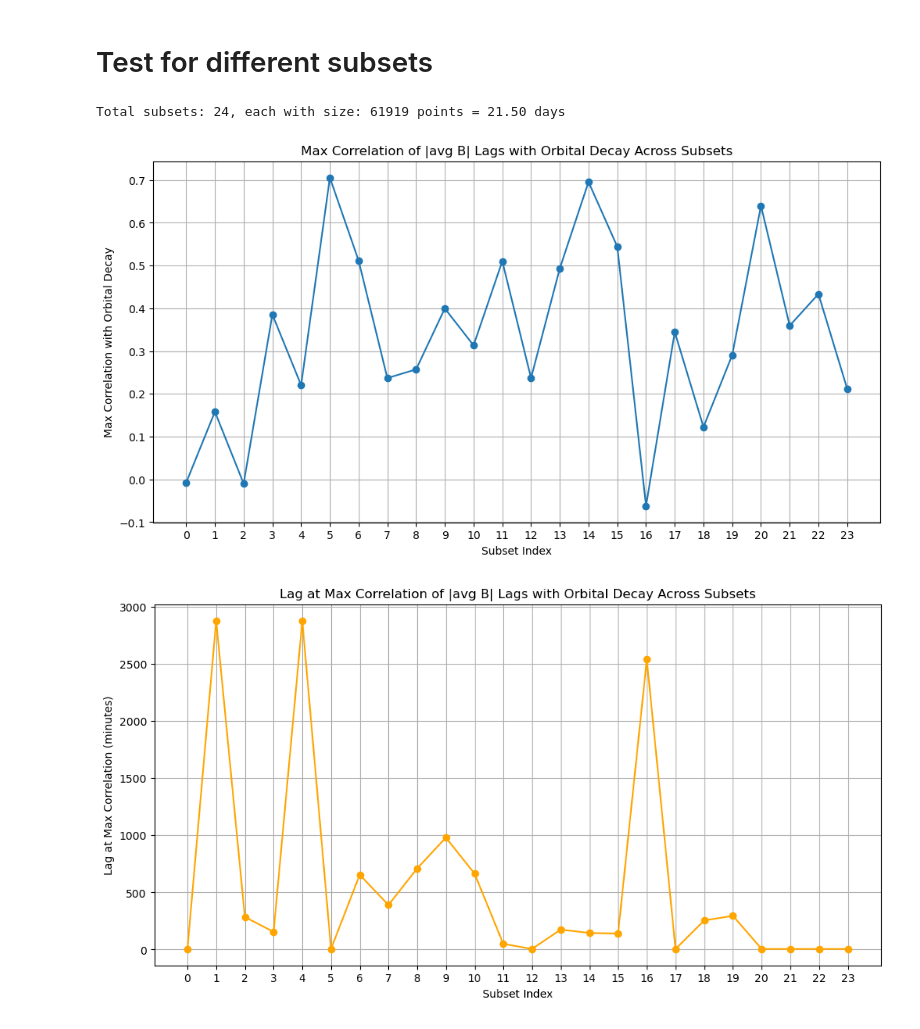
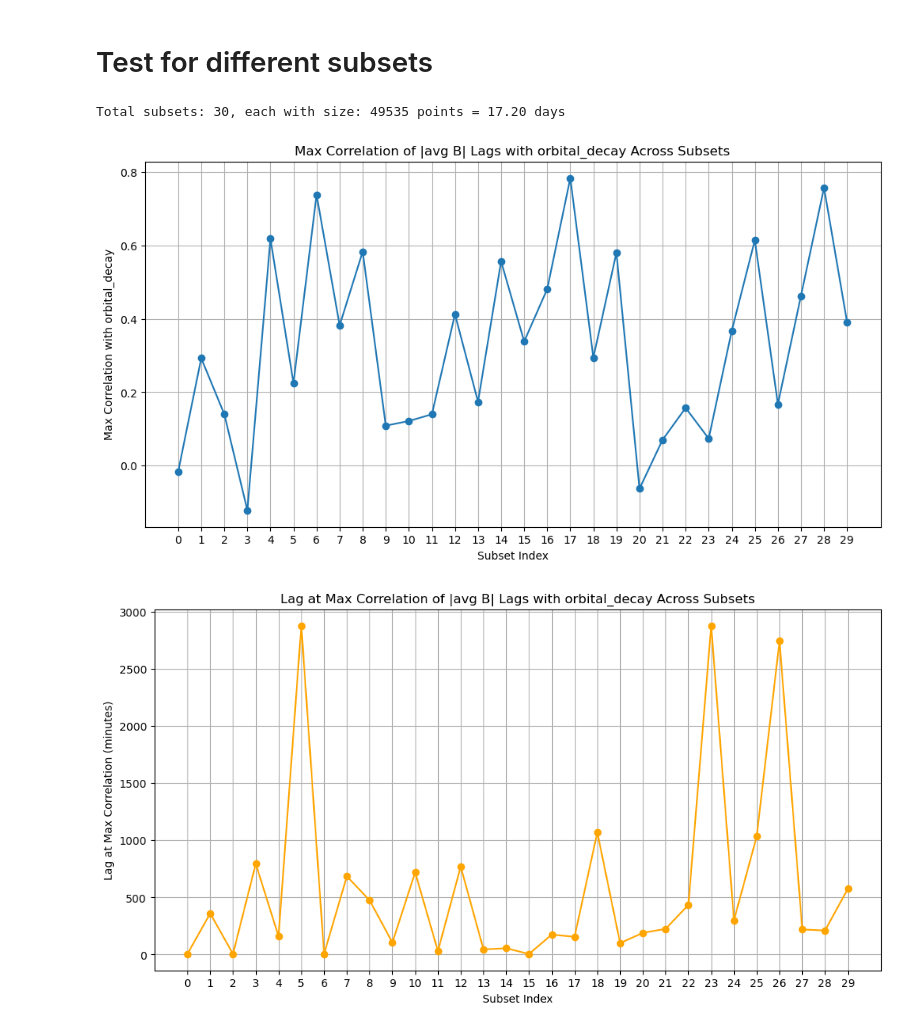
Before and after one commit to David-Student-Bern/MT, a Jupyter notebook: Analysis/Lag/create_lag.ipynb, the cells around one changed output. Saved outputs shown, nothing was run; the diff lists cells and outputs as text; code cells hidden in the pictures.

```diff
--- a/Analysis/Lag/create_lag.ipynb
+++ b/Analysis/Lag/create_lag.ipynb
@@ -23,7 +23,7 @@ GFOC_path = repo_root / Path('Dataset/Dataset_MSc/GFOC_RDCDFI.csv')
 
 # Load only specific columns that you need for analysis
 # This will significantly reduce memory usage
-columns_needed = ['time', 'orbital_decay', '|avg B|', 'ae (Omni)']
+columns_needed = ['time', 'orbital_decay', '|avg B|']
 
 # Try to load with limited columns first
 try:
@@ -113,26 +113,33 @@ def fast_lag_correlation(df, lag_cols, target):
 # %% [markdown]
 # Run Code
 # %%
+#-------------------Input-------------------------
+feature = '|avg B|'
+target = 'orbital_decay'
+start_date = '2023-01-01 00:00:00'
+end_date = '2023-03-01 00:00:00'
+#-------------------------------------------------
+
 # create subset
-subset = GFOC_data[(GFOC_data['time'] >= '2023-01-01 00:00:00') & (GFOC_data['time'] <= '2023-03-01 00:00:00')].reset_index(drop=True)
+subset = GFOC_data[(GFOC_data['time'] >= start_date) & (GFOC_data['time'] <= end_date)].reset_index(drop=True)
 # create lag features
-subset_lag = LagFeatures(subset[['|avg B|']], lag_minutes=5, max_lag_hours=48).df
+subset_lag = LagFeatures(subset[[feature]], lag_minutes=5, max_lag_hours=48).df
 # add target column
-subset_lag['orbital_decay'] = subset['orbital_decay'].values
+subset_lag[target] = subset[target].values
 
 # Get lag columns
-lag_cols = [c for c in subset_lag.columns if c.startswith('|avg B|_Lag')]
+lag_cols = [c for c in subset_lag.columns if c.startswith(f'{feature}_Lag')]
 
 # Fast correlation
-correlations = fast_lag_correlation(subset_lag, lag_cols, 'orbital_decay')
+correlations = fast_lag_correlation(subset_lag, lag_cols, target)
 
 # Plot
 lags = [int(c.split('Lag')[1]) * 5 for c in lag_cols]  # in minutes
 plt.figure(figsize=(12, 6))
 plt.plot(lags, correlations, marker='o')
 plt.xlabel('Lag (minutes)')
-plt.ylabel('Correlation with Orbital Decay')
-plt.title('Correlation of |avg B| Lags with Orbital Decay')
+plt.ylabel(f'Correlation with {target}')
+plt.title(f'Correlation of {feature} Lags with {target}\n ({start_date} to {end_date})')
 plt.grid(True)
 plt.show()
 # %% [output]
@@ -143,13 +150,14 @@ plt.show()
 #-------------------Input-------------------------
 feature = '|avg B|'
 target = 'orbital_decay'
-n = 24 # number of subsets to split the data into
+n = 30 # number of subsets to split the data into
 #-------------------------------------------------
 
 subset_size = len(GFOC_data[target]) // n
 print(f"Total subsets: {n}, each with size: {subset_size} points = {subset_size / 120 / 24:.2f} days")
 max_corr = [None] * n
 lag_at_max = [None] * n
+middle_data = [None] * n
 
 for i in range(n):
     start_idx = i * subset_size
@@ -161,36 +169,37 @@ for i in range(n):
     subset_lag = LagFeatures(subset[[feature]], lag_minutes=5, max_lag_hours=48).df
     # add target column
     subset_lag[target] = subset[target].values
 
     # Get lag columns
     lag_cols = [c for c in subset_lag.columns if c.startswith(f'{feature}_Lag')]
 
     # Fast correlation
     correlations = fast_lag_correlation(subset_lag, lag_cols, target)
 
     max_corr[i] = np.nanmax(correlations)
     lag_at_max[i] = (np.nanargmax(correlations) + 1) * 5
+    middle_data[i] = subset['time'].iloc[len(subset) // 2]
 
 # Plot max correlations
 plt.figure(figsize=(12, 6))
 plt.plot(range(n), max_corr, marker='o')
 plt.xticks(range(n))
 plt.xlabel('Subset Index')
-plt.ylabel('Max Correlation with Orbital Decay')
-plt.title(f'Max Correlation of {feature} Lags with Orbital Decay Across Subsets')
+plt.ylabel(f'Max Correlation with {target}')
+plt.title(f'Max Correlation of {feature} Lags with {target} Across Subsets')
 plt.grid(True)
 plt.show()
 
 # Plot lag at max correlations
 plt.figure(figsize=(12, 6))
 plt.plot(range(n), lag_at_max, marker='o', color='orange')
 plt.xticks(range(n))
 plt.xlabel('Subset Index')
 plt.ylabel('Lag at Max Correlation (minutes)')
-plt.title(f'Lag at Max Correlation of {feature} Lags with Orbital Decay Across Subsets')
+plt.title(f'Lag at Max Correlation of {feature} Lags with {target} Across Subsets')
 plt.grid(True)
 plt.show()
 # %% [output]
-Total subsets: 24, each with size: 61919 points = 21.50 days
+Total subsets: 30, each with size: 49535 points = 17.20 days
-[figure, old version]
+[figure, new version]
-[figure, old version]
+[figure, new version]
```
Also changed, not shown: parts of 3 cells of this notebook, 2 other files.
